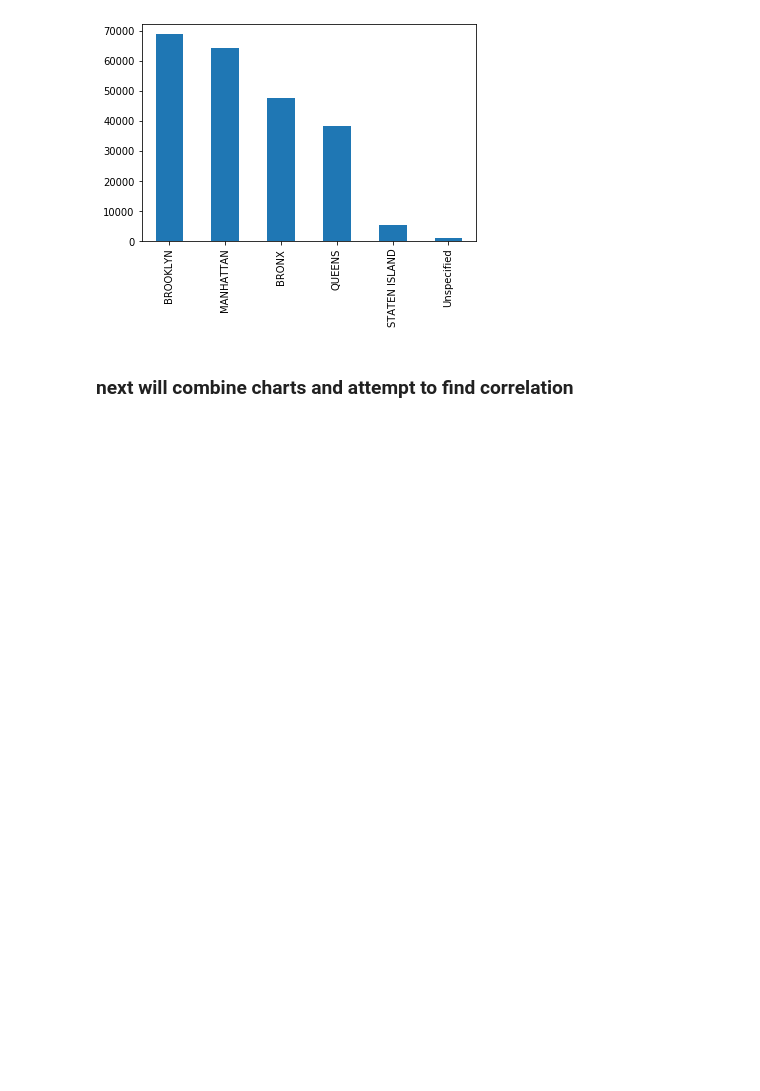
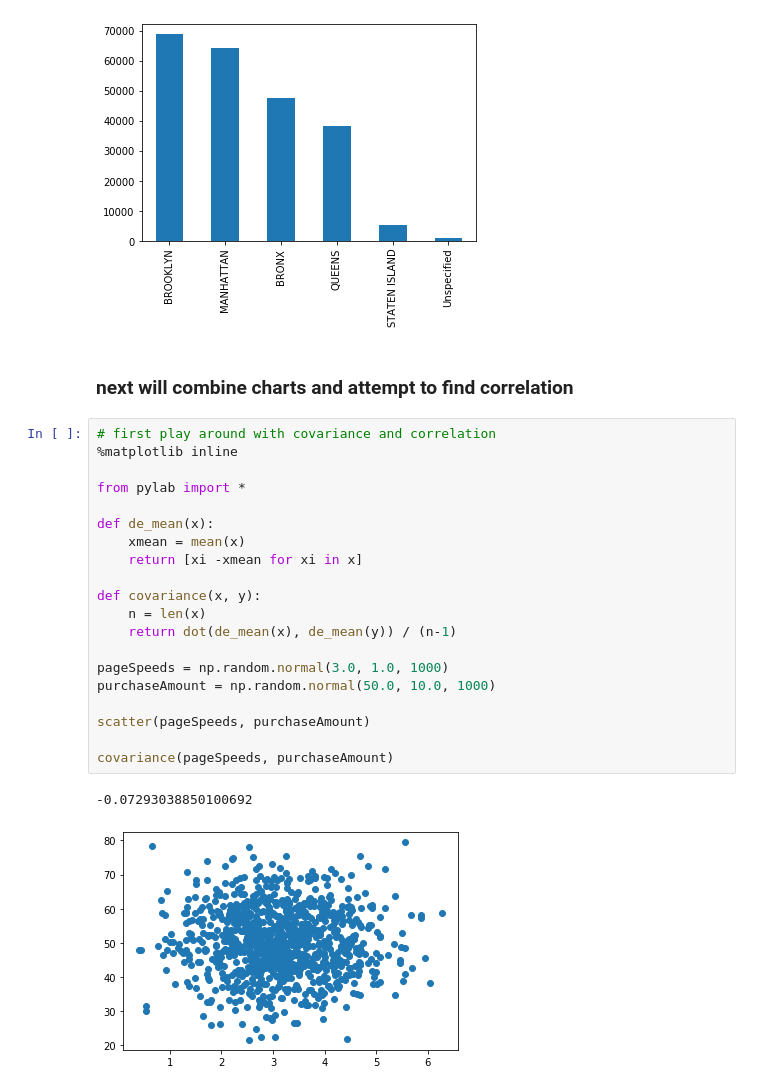
Before and after one commit to vanessaholland/pythonML, a Jupyter notebook: partiesInNYCDataVisual.ipynb, the cells around one changed output. Saved outputs shown, nothing was run; the diff lists cells and outputs as text; blank space fills up the shorter version.

```diff
--- a/partiesInNYCDataVisual.ipynb
+++ b/partiesInNYCDataVisual.ipynb
@@ -145,3 +151,26 @@ party_per_borough.plot(kind='bar')
 [figure]
 # %% [markdown]
 ### next will combine charts and attempt to find correlation
+# %%
+# first play around with covariance and correlation
+%matplotlib inline
+
+from pylab import *
+
+def de_mean(x):
+    xmean = mean(x)
+    return [xi -xmean for xi in x]
+
+def covariance(x, y):
+    n = len(x)
+    return dot(de_mean(x), de_mean(y)) / (n-1)
+
+pageSpeeds = np.random.normal(3.0, 1.0, 1000)
+purchaseAmount = np.random.normal(50.0, 10.0, 1000)
+
+scatter(pageSpeeds, purchaseAmount)
+
+covariance(pageSpeeds, purchaseAmount)
+# %% [output]
+-0.07293038850100692
+[figure, added]
```
Also changed, not shown: parts of 5 cells of this notebook.
